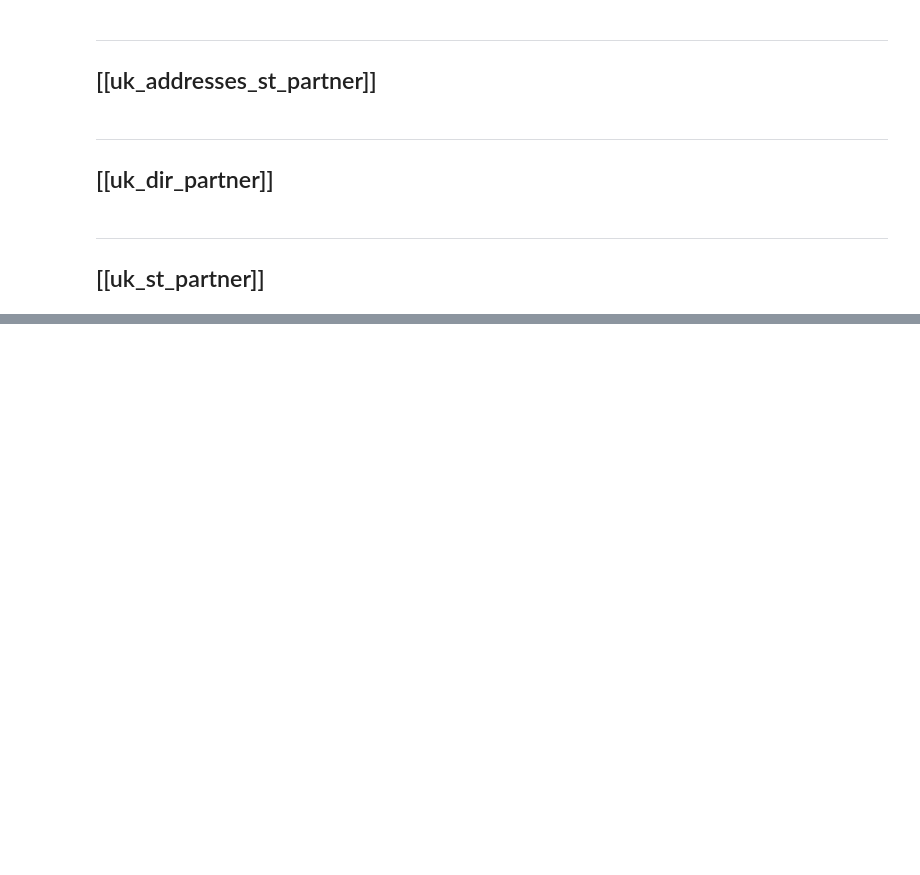
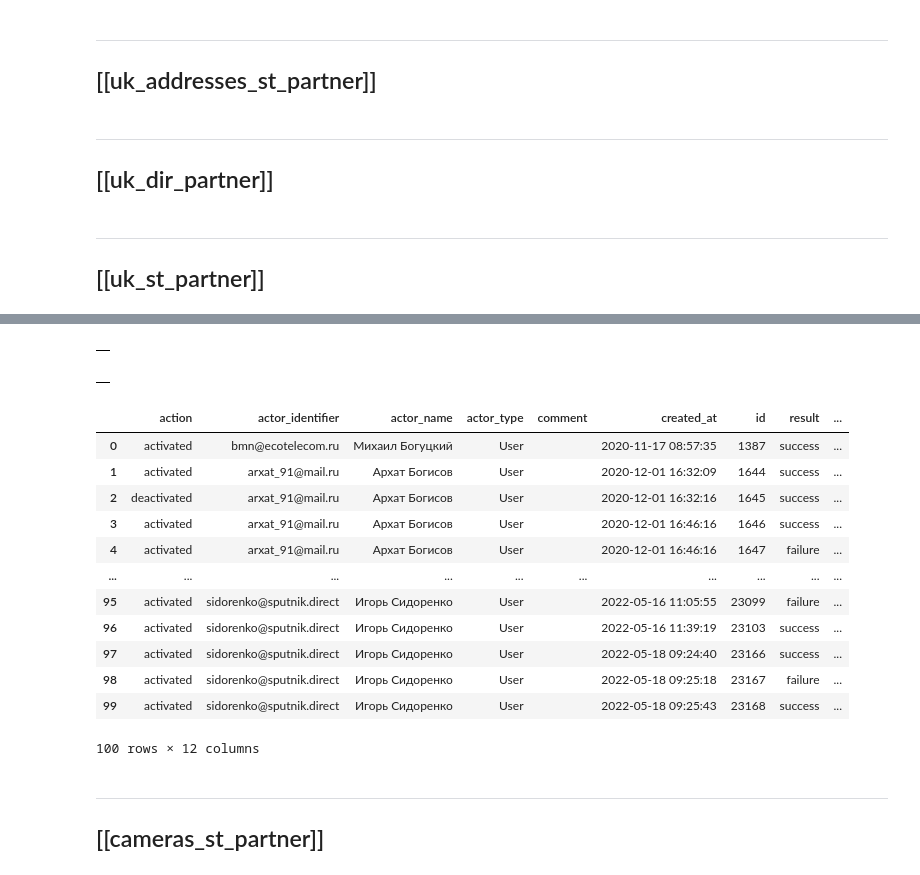
Before and after one commit to sputnik-systems/analytics, a Jupyter notebook: Clickhouse/adding_tables.ipynb, the cells around one changed output, grey strips where cells are left out. Drawn from its saved outputs; the diff is of its cells as text; code cells hidden in the pictures; blank space fills up the shorter version.

```diff
--- a/Clickhouse/adding_tables.ipynb
+++ b/Clickhouse/adding_tables.ipynb
@@ -275,0 +1583,64 @@ ch.query_run(query_text)
+# %%
+query_text = """--sql
+    CREATE TABLE db1.service_history_dir_partner_ch
+(
+    `action` String,
+    `actor_identifier` String,
+    `actor_name` String,
+    `actor_type` String,
+    `comment` String,
+    `created_at` DateTime,
+    `id` Int64,
+    `result` String,
+    `service_identfier` String,
+    `subject_type` String,
+    `updated_at` DateTime,
+    `partner_uuid` String
+)
+    ENGINE = MergeTree()
+    ORDER BY partner_uuid
+    """
+
+ch.query_run(query_text)
+# %% [output]
+|  |
+# %%
+query_text = """--sql
+    CREATE MATERIALIZED VIEW db1.service_history_dir_partner_mv
+    REFRESH EVERY 1 DAY OFFSET 3 HOUR RANDOMIZE FOR 1 HOUR TO db1.service_history_dir_partner_ch AS
+    SELECT
+        *
+    FROM db1.service_history_dir_partner
+    """
+
+ch.query_run(query_text)
+# %% [output]
+|  |
+# %%
+query_text = """--sql
+SELECT
+    *
+FROM db1.service_history_dir_partner_ch
+limit 100
+
+"""
+
+ch.query_run(query_text)
+# %% [output]
+|  | action | actor_identifier | actor_name | actor_type | comment | created_at | id | result | ... |
+| 0 | activated | bmn@ecotelecom.ru | Михаил Богуцкий | User |  | 2020-11-17 08:57:35 | 1387 | success | ... |
+| 1 | activated | arxat_91@mail.ru | Архат Богисов | User |  | 2020-12-01 16:32:09 | 1644 | success | ... |
+| 2 | deactivated | arxat_91@mail.ru | Архат Богисов | User |  | 2020-12-01 16:32:16 | 1645 | success | ... |
+| 3 | activated | arxat_91@mail.ru | Архат Богисов | User |  | 2020-12-01 16:46:16 | 1646 | success | ... |
+| 4 | activated | arxat_91@mail.ru | Архат Богисов | User |  | 2020-12-01 16:46:16 | 1647 | failure | ... |
+| ... | ... | ... | ... | ... | ... | ... | ... | ... | ... |
+| 95 | activated | sidorenko@sputnik.direct | Игорь Сидоренко | User |  | 2022-05-16 11:05:55 | 23099 | failure | ... |
+| 96 | activated | sidorenko@sputnik.direct | Игорь Сидоренко | User |  | 2022-05-16 11:39:19 | 23103 | success | ... |
+| 97 | activated | sidorenko@sputnik.direct | Игорь Сидоренко | User |  | 2022-05-18 09:24:40 | 23166 | success | ... |
+| 98 | activated | sidorenko@sputnik.direct | Игорь Сидоренко | User |  | 2022-05-18 09:25:18 | 23167 | failure | ... |
+| 99 | activated | sidorenko@sputnik.direct | Игорь Сидоренко | User |  | 2022-05-18 09:25:43 | 23168 | success | ... |
+100 rows × 12 columns
+# %% [markdown]
+___
+
+## [[cameras_st_partner]]
```
Also changed, not shown: parts of 140 cells of this notebook, 13 other files.
